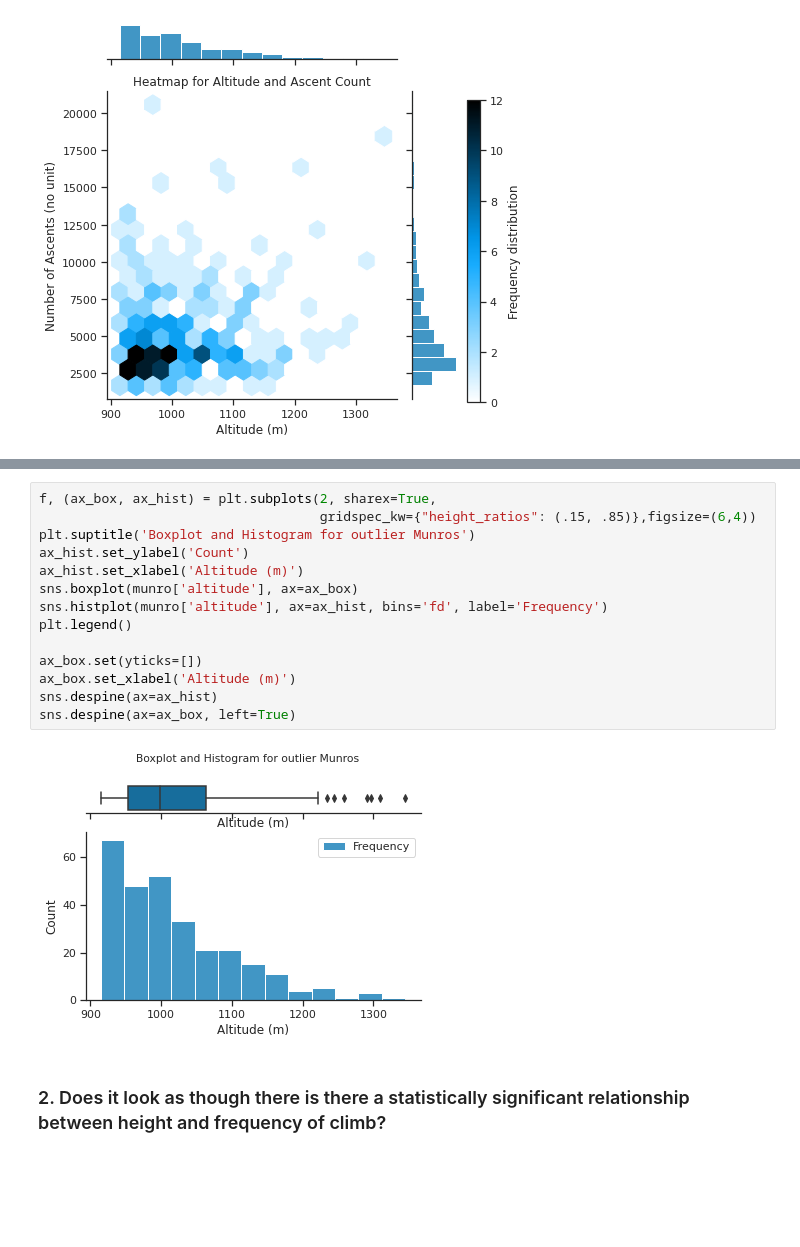
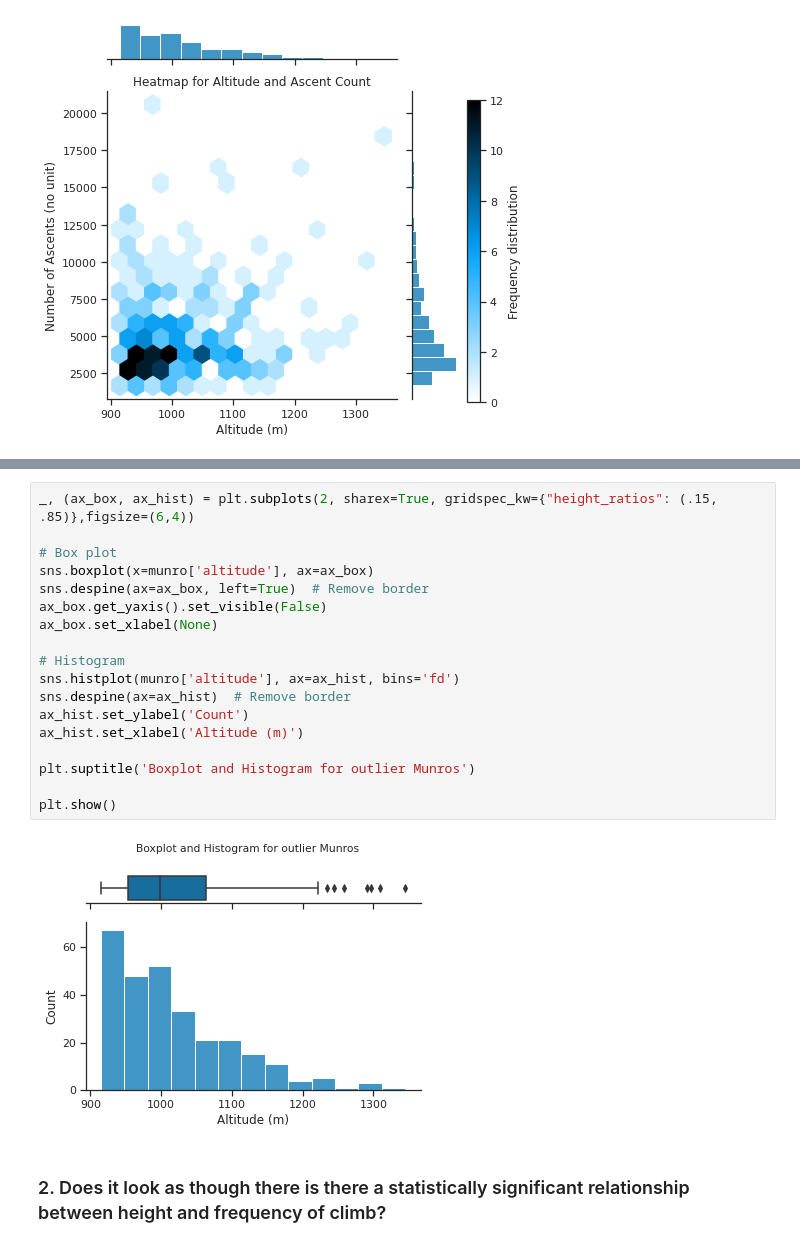
Before and after one commit to filipbalucha/FDS_final_project, a Jupyter notebook: PCA.ipynb, the cells around one changed output, grey strips where cells are left out. Drawn from its saved outputs; the diff is of its cells as text; blank space fills up the shorter version.

Commit message:
Add outlier experiment; Minor code cleanup

```diff
--- a/PCA.ipynb
+++ b/PCA.ipynb
@@ -69,19 +70,23 @@ plt.show()
-# %%
-f, (ax_box, ax_hist) = plt.subplots(2, sharex=True,
-                                    gridspec_kw={"height_ratios": (.15, .85)},figsize=(6,4))
-plt.suptitle('Boxplot and Histogram for outlier Munros')
-ax_hist.set_ylabel('Count')
-ax_hist.set_xlabel('Altitude (m)')
-sns.boxplot(munro['altitude'], ax=ax_box)
-sns.histplot(munro['altitude'], ax=ax_hist, bins='fd', label='Frequency')
-plt.legend()
-
-ax_box.set(yticks=[])
-ax_box.set_xlabel('Altitude (m)')
-sns.despine(ax=ax_hist)
-sns.despine(ax=ax_box, left=True)
-# %% [output]
-[figure, removed]
+# %%
+_, (ax_box, ax_hist) = plt.subplots(2, sharex=True, gridspec_kw={"height_ratios": (.15, .85)},figsize=(6,4))
+
+# Box plot
+sns.boxplot(x=munro['altitude'], ax=ax_box)
+sns.despine(ax=ax_box, left=True)  # Remove border
+ax_box.get_yaxis().set_visible(False)
+ax_box.set_xlabel(None)
+
+# Histogram
+sns.histplot(munro['altitude'], ax=ax_hist, bins='fd')
+sns.despine(ax=ax_hist)  # Remove border
+ax_hist.set_ylabel('Count')
+ax_hist.set_xlabel('Altitude (m)')
+
+plt.suptitle('Boxplot and Histogram for outlier Munros')
+
+plt.show()
+# %% [output]
+[figure, added]
 # %% [markdown]
 ### 2. Does it look as though there is there a statistically significant relationship between height and frequency of climb?
 # %% [markdown]
```
Also changed, not shown: parts of 30 cells of this notebook.
